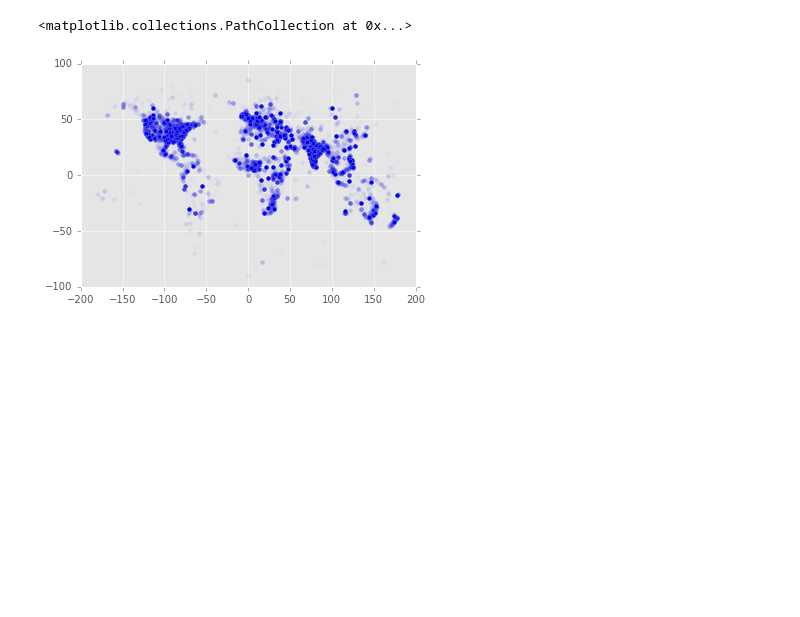
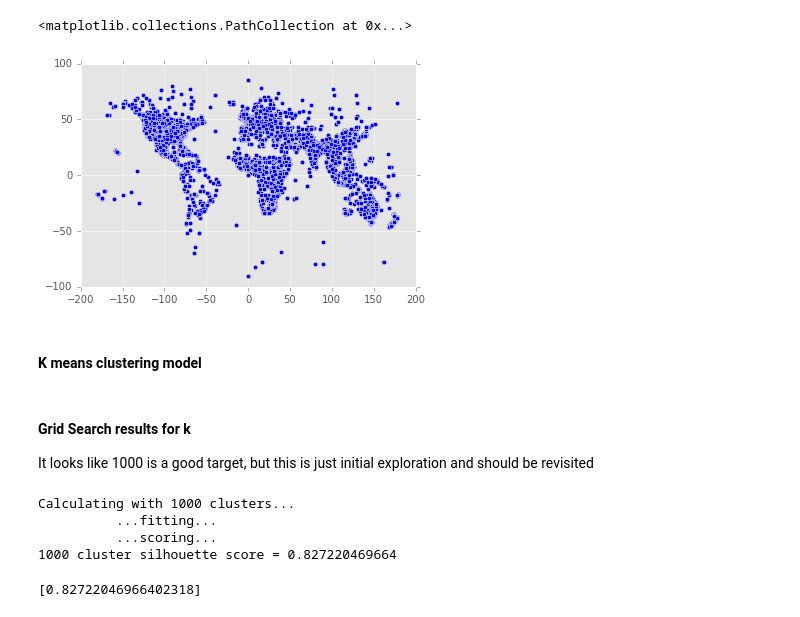
Before and after one commit to brendan-dorsey/stabilitas-thresholds, a Jupyter notebook: initial_eda.ipynb, the cells around one changed output. Saved outputs shown, nothing was run; the diff lists cells and outputs as text; code cells hidden in the pictures; blank space fills up the shorter version.

Commit message:
Grid search on kNN clustering model: 1000 clusters

```diff
--- a/initial_eda.ipynb
+++ b/initial_eda.ipynb
@@ -94,5 +73,7 @@ memory usage: 2.3 MB
 # %%
-plt.scatter(location_df["lon"], location_df["lat"], alpha=0.02)
+plt.scatter(location_df["lon"], location_df["lat"])#, alpha=0.02)
 # %% [output]
 <matplotlib.collections.PathCollection at 0x...>
-[figure, old version]
+[figure, new version]
+# %% [markdown]
+#### K means clustering model
@@ -98,0 +96,4 @@ plt.scatter(location_df["lon"], location_df["lat"], alpha=0.02)
+# %% [markdown]
+#### Grid Search results for k
+
+It looks like 1000 is a good target, but this is just initial exploration and should be revisited
@@ -98,0 +102,19 @@ plt.scatter(location_df["lon"], location_df["lat"], alpha=0.02)
+# %%
+scores = []
+for k in max_clusters:
+    print "Calculating with {} clusters...".format(k)
+    print "          ...fitting...          "
+    model = KMeans(n_clusters=k).fit(X_test)
+    print "          ...scoring...          "
+    score = silhouette_score(X_test, model.predict(X_test), metric="euclidean")
+    scores.append(score)
+    print "{0} cluster silhouette score = {1}".format(k, score)
+# %% [output]
+Calculating with 1000 clusters...
+          ...fitting...
+          ...scoring...
+1000 cluster silhouette score = 0.827220469664
+# %%
+print scores
+# %% [output]
+[0.82722046966402318]
```
Also changed, not shown: parts of 19 cells of this notebook.
